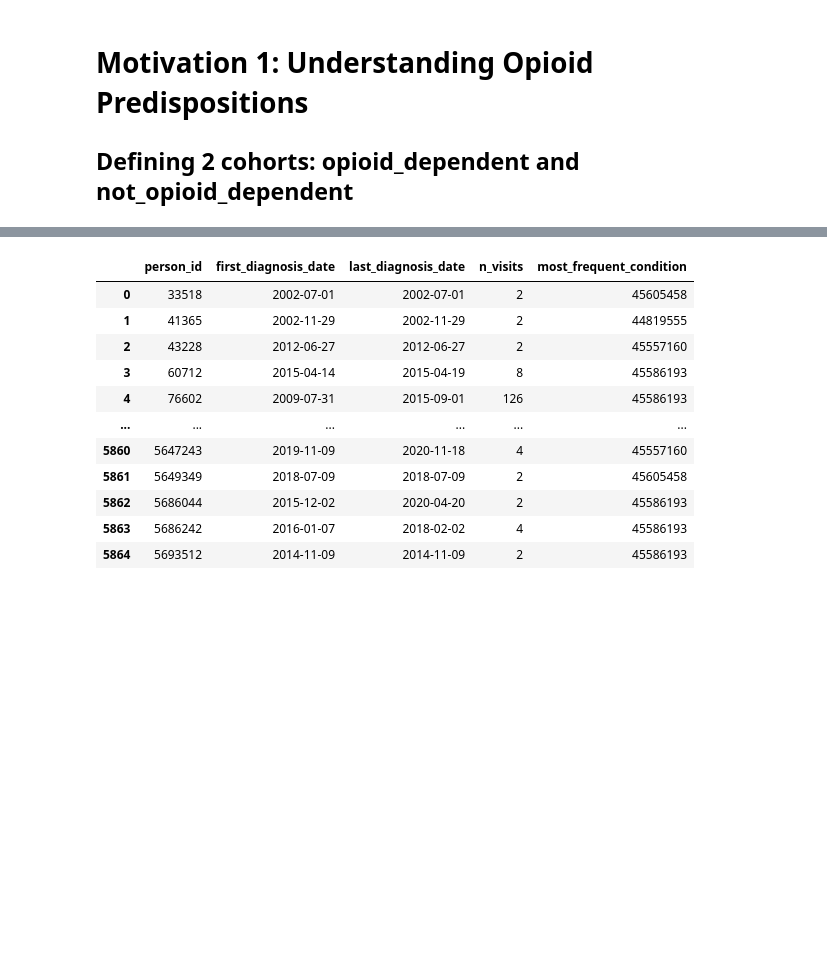
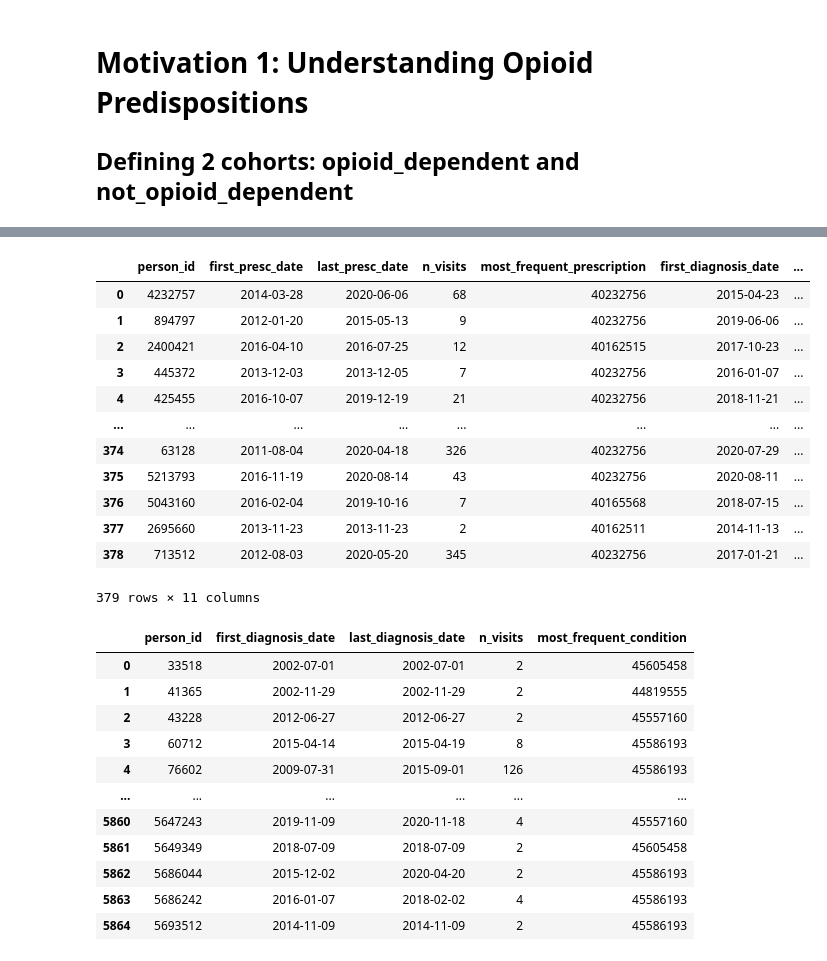
Before and after one commit to sanjayontheweb/SergioRotation, a Jupyter notebook: AddictionEHRQuery.ipynb, the cells around one changed output, grey strips where cells are left out. Drawn from its saved outputs; the diff is of its cells as text; code cells hidden in the pictures; blank space fills up the shorter version.

```diff
--- a/AddictionEHRQuery.ipynb
+++ b/AddictionEHRQuery.ipynb
@@ -318,0 +304,36 @@ run_query(sql_conn, query_not_op_ids)
+# %%
+#Create Table with addicted patient IDs
+op_addicted_ids = op_addicted.person_id.to_list()
+op_addicted_ids = '), ('.join([str(subject_ids) for subject_ids in op_addicted_ids])
+op_addicted_ids = '(' + op_addicted_ids + ')'
+op_addicted_ids = op_addicted_ids.split(', ')
+
+query_op_ids = f"""
+DROP TABLE IF EXISTS #op_addicted_patient_ids;
+CREATE TABLE #op_addicted_patient_ids (person_id INT);
+"""
+
+for subject_id in op_addicted_ids:
+    query_op_ids += f"""
+INSERT INTO #op_addicted_patient_ids (person_id)
+VALUES {subject_id};
+"""
+
+run_query(sql_conn, query_op_ids)
+
+#Add age and sex info to table
+op_bio_query = """
+SELECT
+    p.person_id,
+    p.gender_source_value,
+    2024 - p.year_of_birth AS age,
+    p.ethnicity_source_value
+
+FROM
+    #op_addicted_patient_ids op
+
+    JOIN [OMOP_DEID].[dbo].[person] p
+        ON op.person_id = p.person_id
+"""
+
+op_addicted = op_addicted.merge(get_data(sql_conn, op_bio_query), on = 'person_id', how = 'left')
@@ -319,3 +445,19 @@ run_query(sql_conn, query_not_op_ids)
+# %%
+op_addicted
+# %% [output]
+|  | person_id | first_presc_date | last_presc_date | n_visits | most_frequent_prescription | first_diagnosis_date | ... |
+| 0 | 4232757 | 2014-03-28 | 2020-06-06 | 68 | 40232756 | 2015-04-23 | ... |
+| 1 | 894797 | 2012-01-20 | 2015-05-13 | 9 | 40232756 | 2019-06-06 | ... |
+| 2 | 2400421 | 2016-04-10 | 2016-07-25 | 12 | 40162515 | 2017-10-23 | ... |
+| 3 | 445372 | 2013-12-03 | 2013-12-05 | 7 | 40232756 | 2016-01-07 | ... |
+| 4 | 425455 | 2016-10-07 | 2019-12-19 | 21 | 40232756 | 2018-11-21 | ... |
+| ... | ... | ... | ... | ... | ... | ... | ... |
+| 374 | 63128 | 2011-08-04 | 2020-04-18 | 326 | 40232756 | 2020-07-29 | ... |
+| 375 | 5213793 | 2016-11-19 | 2020-08-14 | 43 | 40232756 | 2020-08-11 | ... |
+| 376 | 5043160 | 2016-02-04 | 2019-10-16 | 7 | 40165568 | 2018-07-15 | ... |
+| 377 | 2695660 | 2013-11-23 | 2013-11-23 | 2 | 40162511 | 2014-11-13 | ... |
+| 378 | 713512 | 2012-08-03 | 2020-05-20 | 345 | 40232756 | 2017-01-21 | ... |
+379 rows × 11 columns
 # %%
 #Databases to merge for SPOKE access: person, measurement, drug_exposure, condition_ocurrence
 # %%
```
Also changed, not shown: parts of 15 cells of this notebook.
